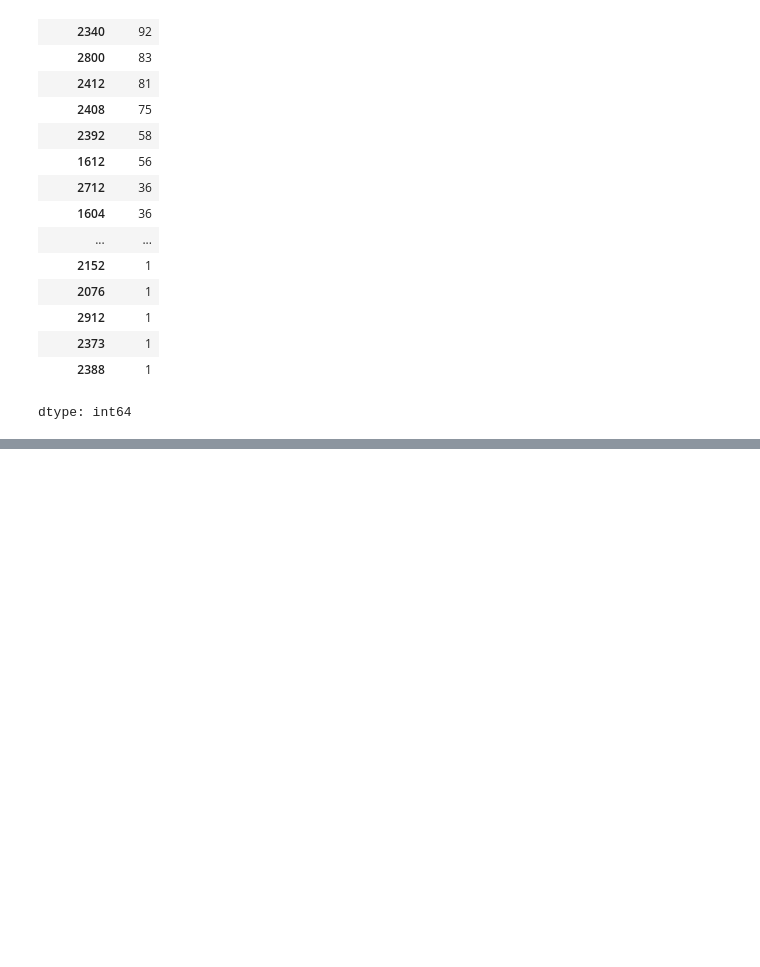
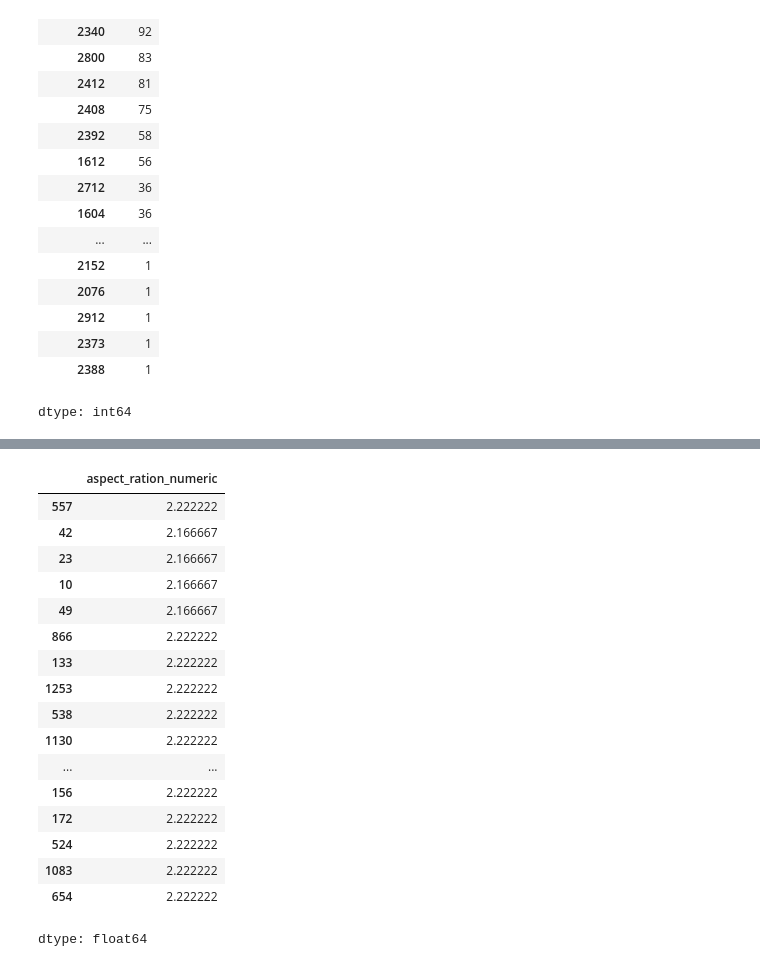
Before and after one commit to rajeshxdatascience/smartphone-recommender-system, a Jupyter notebook: SpecLens_AI_Data_Engineering.ipynb, the cells around one changed output, grey strips where cells are left out. Cells and saved outputs as stored; diff of their text form; code cells hidden in the pictures; blank space fills up the shorter version.

```diff
--- a/SpecLens_AI_Data_Engineering.ipynb
+++ b/SpecLens_AI_Data_Engineering.ipynb
@@ -1436,0 +1500,26 @@ memory usage: 689.9+ KB
+# %%
+df['x'] = pd.to_numeric(df['x'], errors='coerce')
+df['y'] = pd.to_numeric(df['y'], errors='coerce')
+# %%
+df['aspect_ration_numeric'] = df['x'] / df['y']
+# %%
+df['aspect_ration_numeric'].sample(20)
+# %% [output]
+|  | aspect_ration_numeric |
+| 557 | 2.222222 |
+| 42 | 2.166667 |
+| 23 | 2.166667 |
+| 10 | 2.166667 |
+| 49 | 2.166667 |
+| 866 | 2.222222 |
+| 133 | 2.222222 |
+| 1253 | 2.222222 |
+| 538 | 2.222222 |
+| 1130 | 2.222222 |
+| ... | ... |
+| 156 | 2.222222 |
+| 172 | 2.222222 |
+| 524 | 2.222222 |
+| 1083 | 2.222222 |
+| 654 | 2.222222 |
+dtype: float64
```
Also changed, not shown: parts of 25 cells of this notebook.
